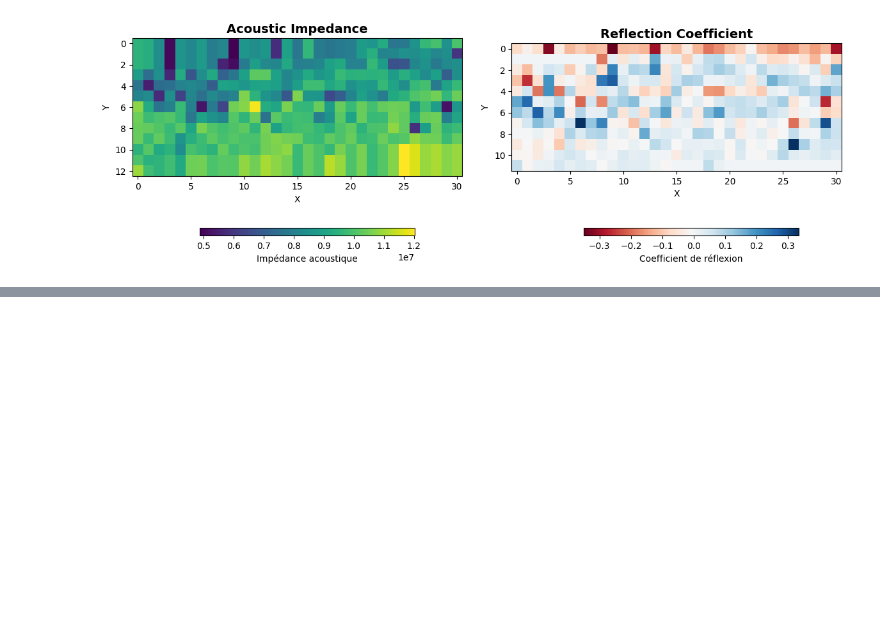
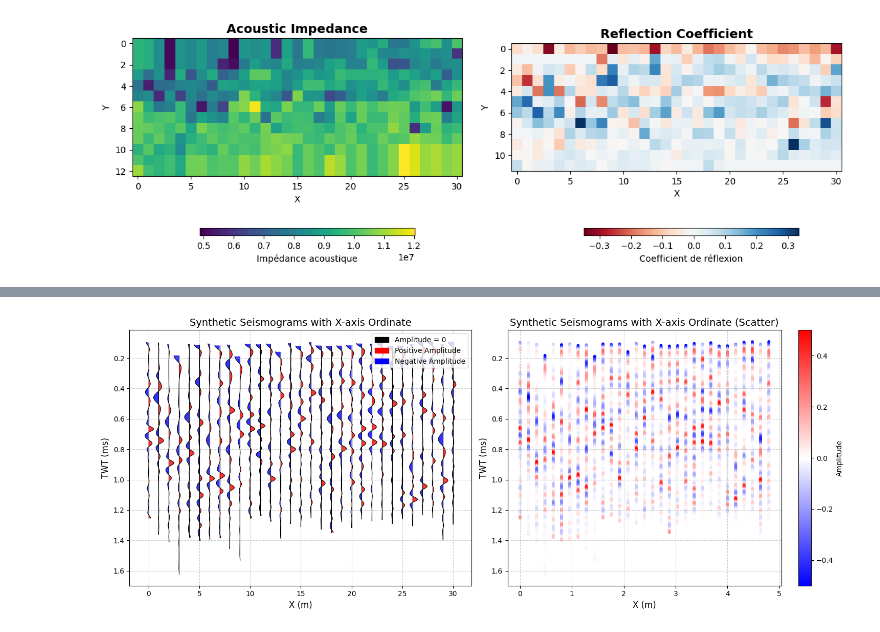
Before and after one commit to Dunckleosteus/seismic, a Jupyter notebook: seismic.ipynb, the cells around one changed output, grey strips where cells are left out. Cells and saved outputs as stored; diff of their text form; code cells hidden in the pictures; blank space fills up the shorter version.

```diff
--- a/seismic.ipynb
+++ b/seismic.ipynb
@@ -235,0 +255,61 @@ plt.show()
+# %%
+#Plot vs TWT
+fig, axs = plt.subplots(1, 2, figsize=(15, 6))
+
+x_values_list = []
+amplitude_list = []
+y_values_list = []
+time_list = []
+
+# Plot 3 with X as Ordinate
+for i, rc in enumerate(RC2):
+    rc2, w2 = equalize_arrays(rc, w)
+    syn = np.convolve(rc2, w2, mode='same')
+    time_original = TWT[:, i]
+
+    if len(time_original) != len(rc2):
+        f = interp1d(np.linspace(0, 1, len(time_original)), time_original, kind='linear', fill_value="extrapolate")
+        time_resampled = f(np.linspace(0, 1, len(rc2)))
+    else:
+        time_resampled = time_original
+
+    syn_norm = syn / np.max(np.abs(syn)) * 0.5
+    x_values = syn_norm + i
+
+    for amp, t in zip(syn_norm, time_resampled):
+        x_values_list.append(i)
+        amplitude_list.append(amp)
+        time_list.append(t)
+
+
+
+    axs[0].plot([i, i], [time_resampled[0], time_resampled[-1]], color='black', linewidth=0.8, label="Amplitude 0" if i == 0 else "")
+    axs[0].plot(x_values, time_resampled, color='black', linewidth=0.8)
+    axs[0].fill_betweenx(time_resampled, i, x_values, where=(syn_norm >= 0), facecolor='red', alpha=0.8, label="Positive Amplitude" if i == 0 else "")
+    axs[0].fill_betweenx(time_resampled, i, x_values, where=(syn_norm < 0), facecolor='blue', alpha=0.8, label="Negative Amplitude" if i == 0 else "")
+
+# Adjustments for Plot 3
+axs[0].invert_yaxis()
+axs[0].set_xlabel('X (m)', fontsize=12)
+axs[0].set_ylabel('TWT (ms)', fontsize=12)
+axs[0].set_title('Synthetic Seismograms with X-axis Ordinate', fontsize=14)
+axs[0].grid(True, linestyle='--', alpha=0.6)
+axs[0].legend(handles=legend_patches, loc='upper right', fontsize=10, frameon=True)
+
+df['x'] = df['x'] * 0.4
+
+# Plot 4 : Scatter Plot with X as Ordinate
+sc = axs[1].scatter(df['x'], df['time'], c=df['amplitude'], cmap='bwr', marker='o', s=10)
+cbar = plt.colorbar(sc, ax=axs[1])
+cbar.set_label('Amplitude')
+
+axs[1].set_xlabel('X (m)', fontsize=12)
+axs[1].set_ylabel('TWT (ms)', fontsize=12)
+axs[1].set_title('Synthetic Seismograms with X-axis Ordinate (Scatter)', fontsize=14)
+axs[1].invert_yaxis()
+axs[1].grid(True, linestyle='--', alpha=0.6)
+
+plt.tight_layout()
+plt.show()
+# %% [output]
+[figure, added]
```
Also changed, not shown: parts of 7 cells of this notebook.
